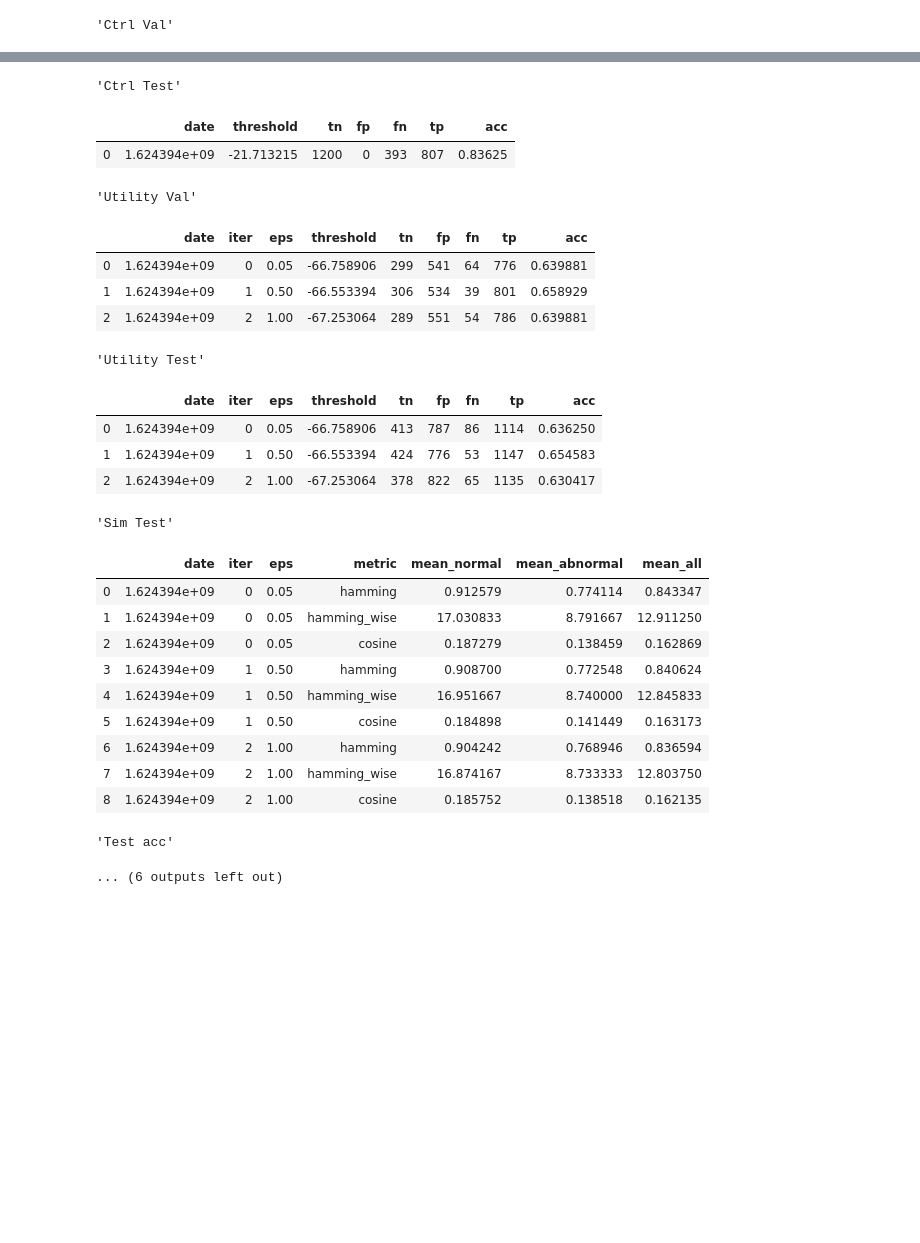
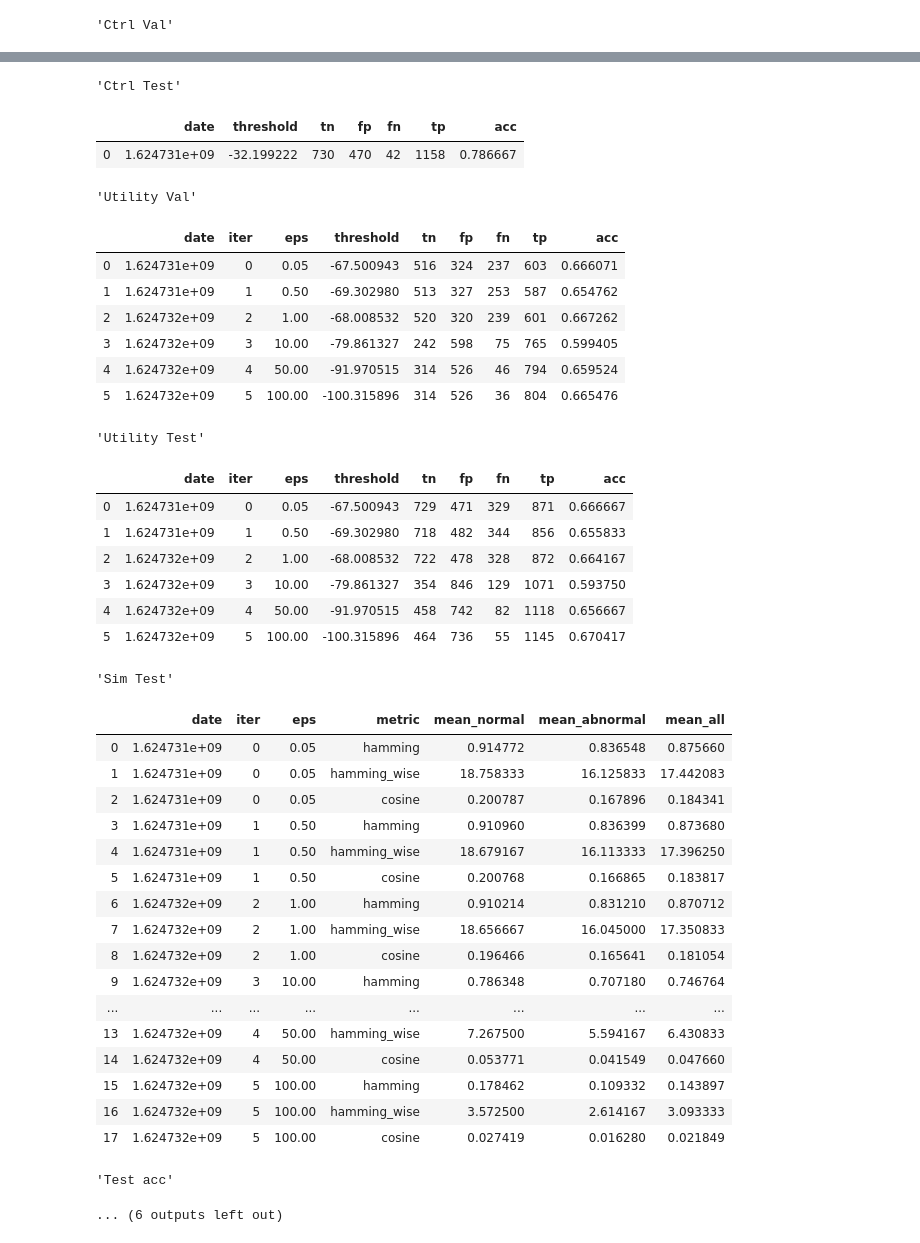
Before and after one commit to ramiroviszan/dp-gem, a Jupyter notebook: result_visualization.ipynb, the cells around one changed output, grey strips where cells are left out. Saved outputs shown, nothing was run; the diff lists cells and outputs as text; code cells hidden in the pictures; blank space fills up the shorter version.

```diff
--- a/result_visualization.ipynb
+++ b/result_visualization.ipynb
@@ -64,7 +64,7 @@ def process_res(exp_name, show_tables=False, utility_metric="acc", privacy_loss_
     legend = plot_exp_res(exp_name, *tables, utility_metric, privacy_loss_metric)
     return legend
 # %%
-exps = ['deeplog2_a']
+exps = ['deeplog2_a3']
 plot_lengends = []
 for exp_name in exps:
     display(exp_name)
@@ -81,27 +81,40 @@ plt.show()
 'Ctrl Test'
 |  | date | threshold | tn | fp | fn | tp | acc |
-| 0 | 1.624394e+09 | -21.713215 | 1200 | 0 | 393 | 807 | 0.83625 |
+| 0 | 1.624731e+09 | -32.199222 | 730 | 470 | 42 | 1158 | 0.786667 |
 'Utility Val'
 |  | date | iter | eps | threshold | tn | fp | fn | tp | acc |
-| 0 | 1.624394e+09 | 0 | 0.05 | -66.758906 | 299 | 541 | 64 | 776 | 0.639881 |
-| 1 | 1.624394e+09 | 1 | 0.50 | -66.553394 | 306 | 534 | 39 | 801 | 0.658929 |
-| 2 | 1.624394e+09 | 2 | 1.00 | -67.253064 | 289 | 551 | 54 | 786 | 0.639881 |
+| 0 | 1.624731e+09 | 0 | 0.05 | -67.500943 | 516 | 324 | 237 | 603 | 0.666071 |
+| 1 | 1.624731e+09 | 1 | 0.50 | -69.302980 | 513 | 327 | 253 | 587 | 0.654762 |
+| 2 | 1.624732e+09 | 2 | 1.00 | -68.008532 | 520 | 320 | 239 | 601 | 0.667262 |
+| 3 | 1.624732e+09 | 3 | 10.00 | -79.861327 | 242 | 598 | 75 | 765 | 0.599405 |
+| 4 | 1.624732e+09 | 4 | 50.00 | -91.970515 | 314 | 526 | 46 | 794 | 0.659524 |
+| 5 | 1.624732e+09 | 5 | 100.00 | -100.315896 | 314 | 526 | 36 | 804 | 0.665476 |
 'Utility Test'
 |  | date | iter | eps | threshold | tn | fp | fn | tp | acc |
-| 0 | 1.624394e+09 | 0 | 0.05 | -66.758906 | 413 | 787 | 86 | 1114 | 0.636250 |
-| 1 | 1.624394e+09 | 1 | 0.50 | -66.553394 | 424 | 776 | 53 | 1147 | 0.654583 |
-| 2 | 1.624394e+09 | 2 | 1.00 | -67.253064 | 378 | 822 | 65 | 1135 | 0.630417 |
+| 0 | 1.624731e+09 | 0 | 0.05 | -67.500943 | 729 | 471 | 329 | 871 | 0.666667 |
+| 1 | 1.624731e+09 | 1 | 0.50 | -69.302980 | 718 | 482 | 344 | 856 | 0.655833 |
+| 2 | 1.624732e+09 | 2 | 1.00 | -68.008532 | 722 | 478 | 328 | 872 | 0.664167 |
+| 3 | 1.624732e+09 | 3 | 10.00 | -79.861327 | 354 | 846 | 129 | 1071 | 0.593750 |
+| 4 | 1.624732e+09 | 4 | 50.00 | -91.970515 | 458 | 742 | 82 | 1118 | 0.656667 |
+| 5 | 1.624732e+09 | 5 | 100.00 | -100.315896 | 464 | 736 | 55 | 1145 | 0.670417 |
 'Sim Test'
 |  | date | iter | eps | metric | mean_normal | mean_abnormal | mean_all |
-| 0 | 1.624394e+09 | 0 | 0.05 | hamming | 0.912579 | 0.774114 | 0.843347 |
-| 1 | 1.624394e+09 | 0 | 0.05 | hamming_wise | 17.030833 | 8.791667 | 12.911250 |
-| 2 | 1.624394e+09 | 0 | 0.05 | cosine | 0.187279 | 0.138459 | 0.162869 |
-| 3 | 1.624394e+09 | 1 | 0.50 | hamming | 0.908700 | 0.772548 | 0.840624 |
-| 4 | 1.624394e+09 | 1 | 0.50 | hamming_wise | 16.951667 | 8.740000 | 12.845833 |
-| 5 | 1.624394e+09 | 1 | 0.50 | cosine | 0.184898 | 0.141449 | 0.163173 |
-| 6 | 1.624394e+09 | 2 | 1.00 | hamming | 0.904242 | 0.768946 | 0.836594 |
-| 7 | 1.624394e+09 | 2 | 1.00 | hamming_wise | 16.874167 | 8.733333 | 12.803750 |
-| 8 | 1.624394e+09 | 2 | 1.00 | cosine | 0.185752 | 0.138518 | 0.162135 |
+| 0 | 1.624731e+09 | 0 | 0.05 | hamming | 0.914772 | 0.836548 | 0.875660 |
+| 1 | 1.624731e+09 | 0 | 0.05 | hamming_wise | 18.758333 | 16.125833 | 17.442083 |
+| 2 | 1.624731e+09 | 0 | 0.05 | cosine | 0.200787 | 0.167896 | 0.184341 |
+| 3 | 1.624731e+09 | 1 | 0.50 | hamming | 0.910960 | 0.836399 | 0.873680 |
+| 4 | 1.624731e+09 | 1 | 0.50 | hamming_wise | 18.679167 | 16.113333 | 17.396250 |
+| 5 | 1.624731e+09 | 1 | 0.50 | cosine | 0.200768 | 0.166865 | 0.183817 |
+| 6 | 1.624732e+09 | 2 | 1.00 | hamming | 0.910214 | 0.831210 | 0.870712 |
+| 7 | 1.624732e+09 | 2 | 1.00 | hamming_wise | 18.656667 | 16.045000 | 17.350833 |
+| 8 | 1.624732e+09 | 2 | 1.00 | cosine | 0.196466 | 0.165641 | 0.181054 |
+| 9 | 1.624732e+09 | 3 | 10.00 | hamming | 0.786348 | 0.707180 | 0.746764 |
+| ... | ... | ... | ... | ... | ... | ... | ... |
+| 13 | 1.624732e+09 | 4 | 50.00 | hamming_wise | 7.267500 | 5.594167 | 6.430833 |
+| 14 | 1.624732e+09 | 4 | 50.00 | cosine | 0.053771 | 0.041549 | 0.047660 |
+| 15 | 1.624732e+09 | 5 | 100.00 | hamming | 0.178462 | 0.109332 | 0.143897 |
+| 16 | 1.624732e+09 | 5 | 100.00 | hamming_wise | 3.572500 | 2.614167 | 3.093333 |
+| 17 | 1.624732e+09 | 5 | 100.00 | cosine | 0.027419 | 0.016280 | 0.021849 |
 'Test acc'
 ... (6 outputs left out)
 # %%
```
Also changed, not shown: parts of 5 cells of this notebook, 2 other files.
